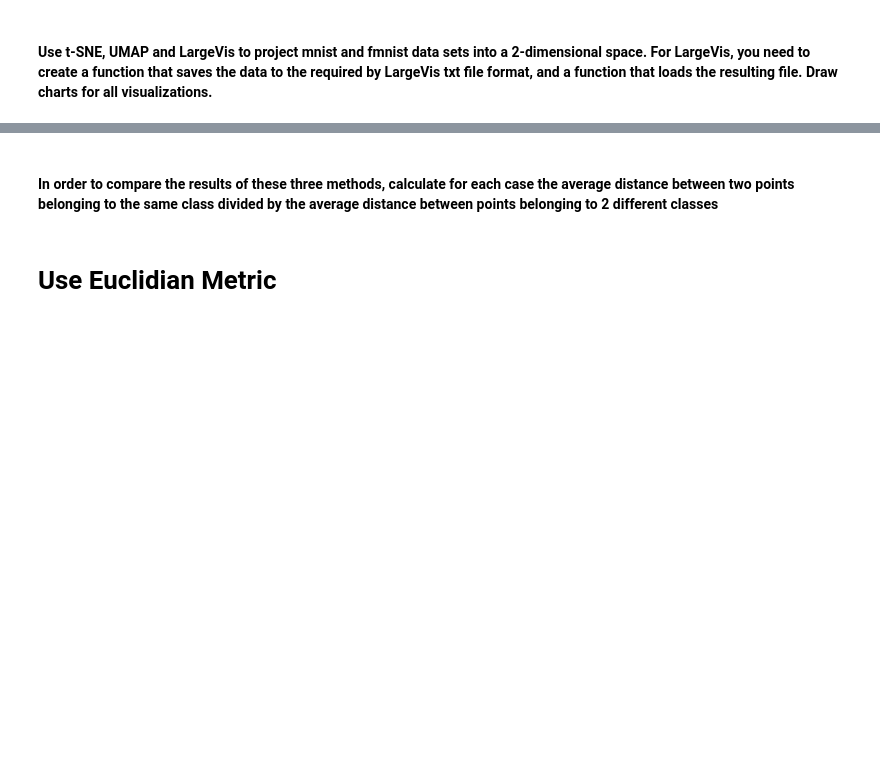
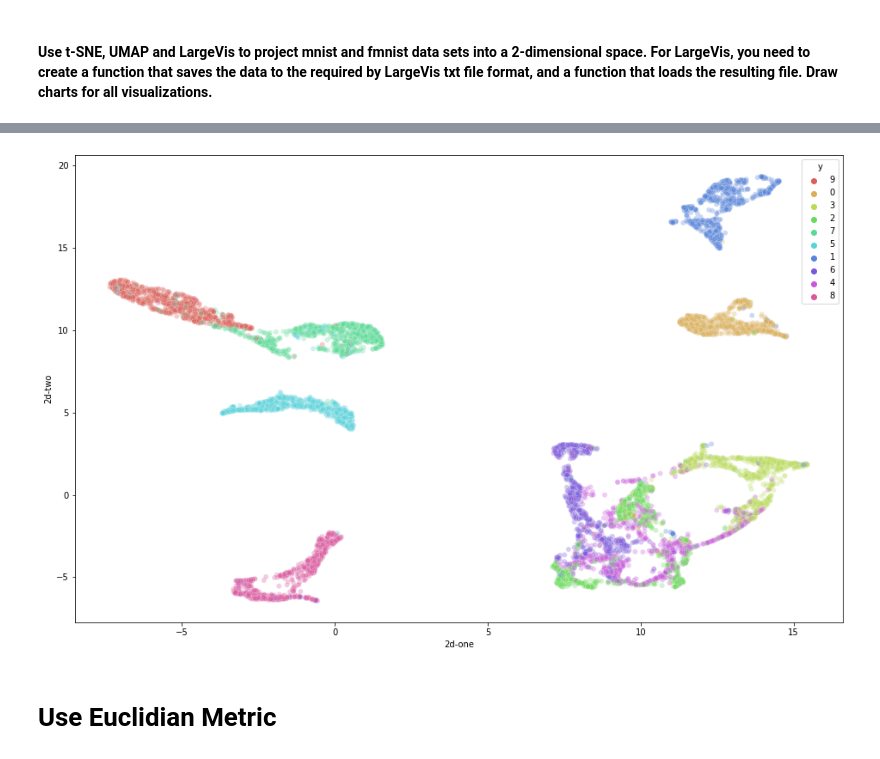
Before and after one commit to matt628/visualizing-big-datasets, a Jupyter notebook: lab3/lab3.ipynb, the cells around one changed output, grey strips where cells are left out. Drawn from its saved outputs; the diff is of its cells as text; code cells hidden in the pictures; blank space fills up the shorter version.

```diff
--- a/lab3/lab3.ipynb
+++ b/lab3/lab3.ipynb
@@ -147,2 +187,5 @@ visualize_tsne(fmnist_df, tsne_result_fmnist)
-# %% [markdown]
-#### In order to compare the results of these three methods, calculate for each case the average distance between two points belonging to the same class divided by the average distance between points belonging to 2 different classes
+# %%
+umap_result_fmnist = execute_umap(fashion_mnist_df)
+visualize_embedding(fashion_mnist_df, umap_result_fmnist)
+# %% [output]
+[figure, added]
```
Also changed, not shown: parts of 32 cells of this notebook.
